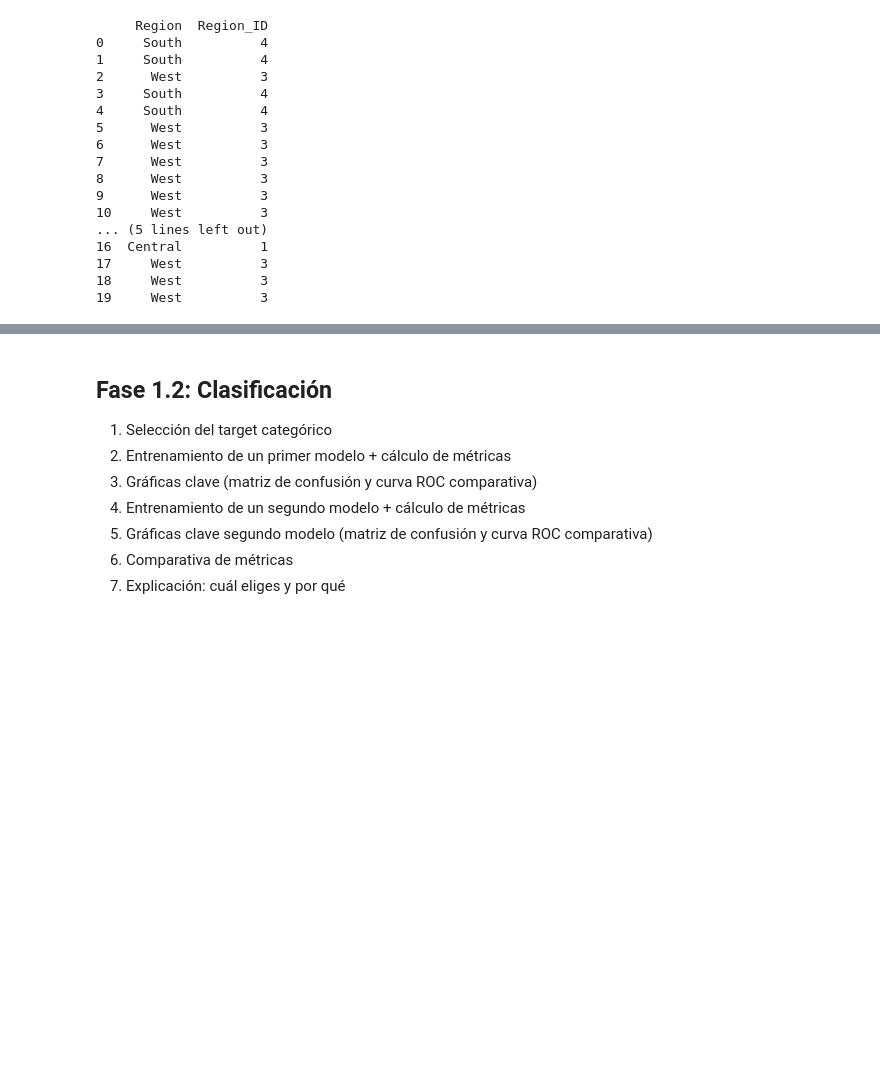
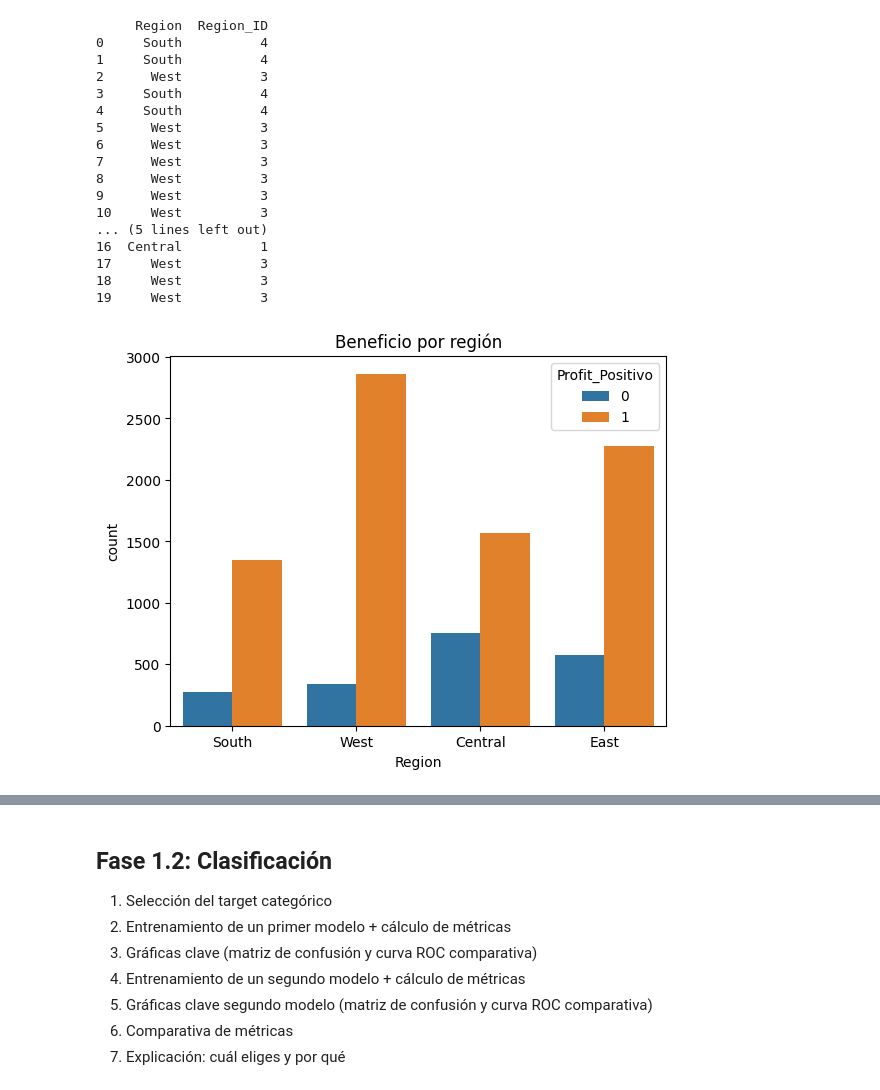
Before and after one commit to ignacastiguti/Repositorio, a Jupyter notebook: [00] - Workshops/Workshop_ML_PartTime.ipynb, the cells around one changed output, grey strips where cells are left out. Drawn from its saved outputs; the diff is of its cells as text; code cells hidden in the pictures; blank space fills up the shorter version.

```diff
--- a/[00] - Workshops/Workshop_ML_PartTime.ipynb
+++ b/[00] - Workshops/Workshop_ML_PartTime.ipynb
@@ -157,7 +157,7 @@ Porcentaje de valores nulos:
 dtype: float64
 Filas duplicadas: 0
 # %%
-# 4. Crear variable binaria Corporate (1 si Segment = Corporate, 0 en caso contrario)
-df['Corporate'] = (df['Segment'] == 'Corporate').astype(int)
-df[['Row ID', 'Corporate', 'Segment']].sort_values(by='Corporate', ascending=False).head()
+# 4. Crear variable binaria Corporate (1 si Profit > 0, 0 en caso de ser negativo)
+df['Profit_Positivo'] = (df['Profit'] > 0).astype(int)
+print(df[['Profit', 'Profit_Positivo']].head(10))
 # %% [output]
@@ -211,3 +216,9 @@ print(df[['Region', 'Region_ID']].head(20))
 17     West          3
 18     West          3
 19     West          3
+# %%
+sns.countplot(x='Region', hue='Profit_Positivo', data=df)
+plt.title('Beneficio por región')
+plt.show()
+# %% [output]
+[figure, added]
```
Also changed, not shown: parts of 2 cells of this notebook.
